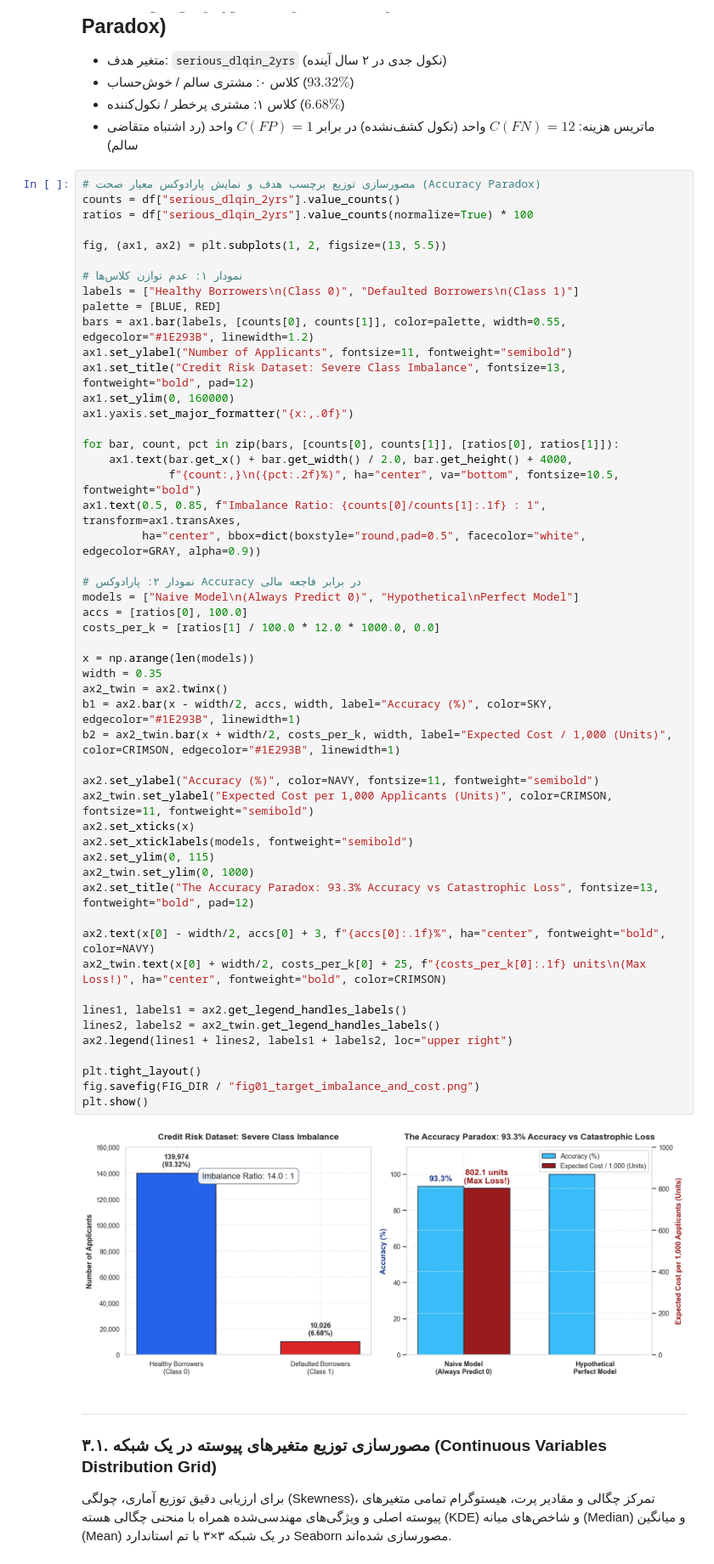
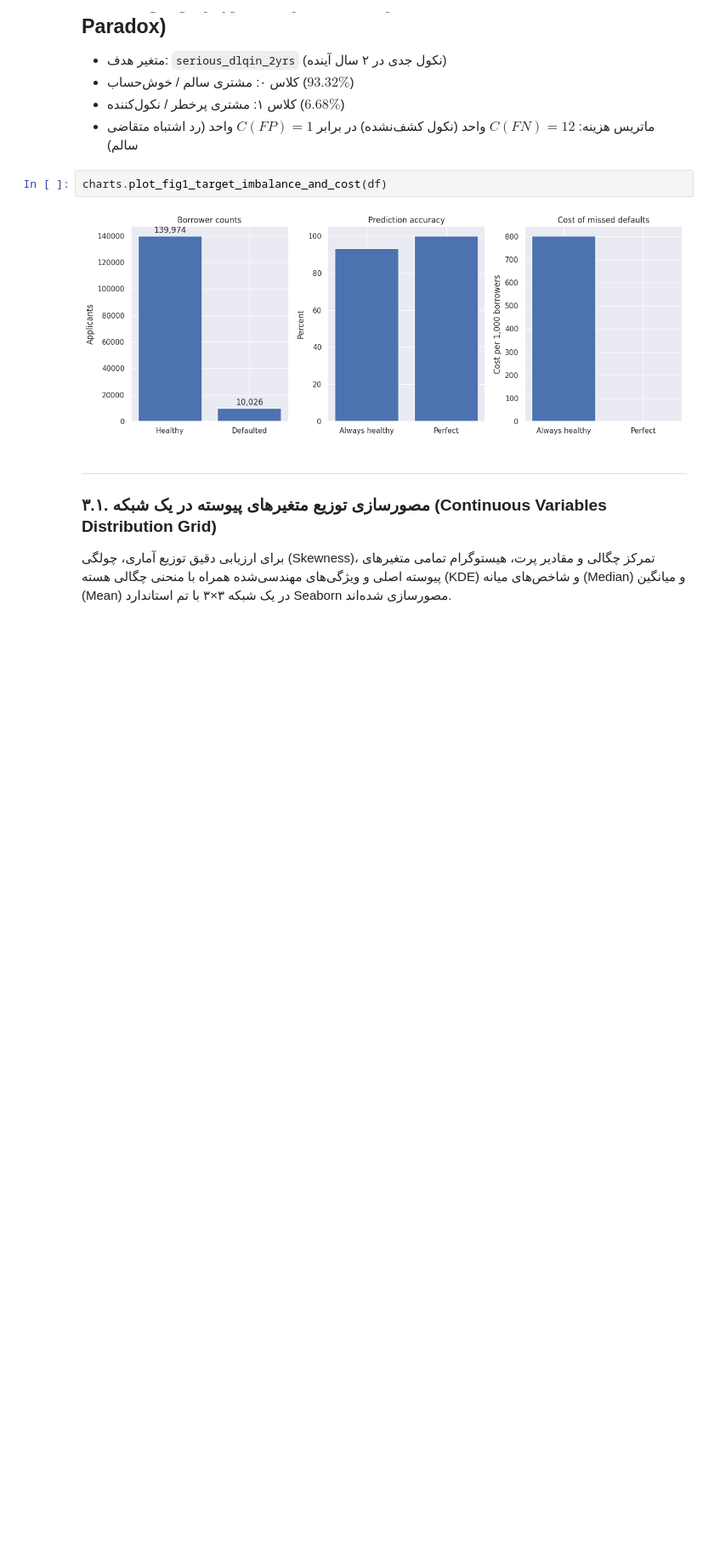
Before and after one commit to Parsa-Rajaee/Challenge_S3_FTI, a Jupyter notebook: part3/stage-3-machine-learning/solution.ipynb, the cells around one changed output. Shown at 85% size. Saved outputs shown, nothing was run; the diff lists cells and outputs as text; blank space fills up the shorter version.

Commit message:
Simplify notebook plots and use Seaborn darkgrid defaults

```diff
--- a/part3/stage-3-machine-learning/solution.ipynb
+++ b/part3/stage-3-machine-learning/solution.ipynb
@@ -119,58 +83,9 @@ df.head(4)
 - کلاس ۱: مشتری پرخطر / نکول‌کننده ($6.68\%$)
 - ماتریس هزینه: $C(FN) = 12$ واحد (نکول کشف‌نشده) در برابر $C(FP) = 1$ واحد (رد اشتباه متقاضی سالم)
 # %%
-# مصورسازی توزیع برچسب هدف و نمایش پارادوکس معیار صحت (Accuracy Paradox)
-counts = df["serious_dlqin_2yrs"].value_counts()
-ratios = df["serious_dlqin_2yrs"].value_counts(normalize=True) * 100
-
-fig, (ax1, ax2) = plt.subplots(1, 2, figsize=(13, 5.5))
-
-# نمودار ۱: عدم توازن کلاس‌ها
-labels = ["Healthy Borrowers\n(Class 0)", "Defaulted Borrowers\n(Class 1)"]
-palette = [BLUE, RED]
-bars = ax1.bar(labels, [counts[0], counts[1]], color=palette, width=0.55, edgecolor="#1E293B", linewidth=1.2)
-ax1.set_ylabel("Number of Applicants", fontsize=11, fontweight="semibold")
-ax1.set_title("Credit Risk Dataset: Severe Class Imbalance", fontsize=13, fontweight="bold", pad=12)
-ax1.set_ylim(0, 160000)
-ax1.yaxis.set_major_formatter("{x:,.0f}")
-
-for bar, count, pct in zip(bars, [counts[0], counts[1]], [ratios[0], ratios[1]]):
-    ax1.text(bar.get_x() + bar.get_width() / 2.0, bar.get_height() + 4000,
-             f"{count:,}\n({pct:.2f}%)", ha="center", va="bottom", fontsize=10.5, fontweight="bold")
-ax1.text(0.5, 0.85, f"Imbalance Ratio: {counts[0]/counts[1]:.1f} : 1", transform=ax1.transAxes,
-         ha="center", bbox=dict(boxstyle="round,pad=0.5", facecolor="white", edgecolor=GRAY, alpha=0.9))
-
-# نمودار ۲: پارادوکس Accuracy در برابر فاجعه مالی
-models = ["Naive Model\n(Always Predict 0)", "Hypothetical\nPerfect Model"]
-accs = [ratios[0], 100.0]
-costs_per_k = [ratios[1] / 100.0 * 12.0 * 1000.0, 0.0]
-
-x = np.arange(len(models))
-width = 0.35
-ax2_twin = ax2.twinx()
-b1 = ax2.bar(x - width/2, accs, width, label="Accuracy (%)", color=SKY, edgecolor="#1E293B", linewidth=1)
-b2 = ax2_twin.bar(x + width/2, costs_per_k, width, label="Expected Cost / 1,000 (Units)", color=CRIMSON, edgecolor="#1E293B", linewidth=1)
-
-ax2.set_ylabel("Accuracy (%)", color=NAVY, fontsize=11, fontweight="semibold")
-ax2_twin.set_ylabel("Expected Cost per 1,000 Applicants (Units)", color=CRIMSON, fontsize=11, fontweight="semibold")
-ax2.set_xticks(x)
-ax2.set_xticklabels(models, fontweight="semibold")
-ax2.set_ylim(0, 115)
-ax2_twin.set_ylim(0, 1000)
-ax2.set_title("The Accuracy Paradox: 93.3% Accuracy vs Catastrophic Loss", fontsize=13, fontweight="bold", pad=12)
-
-ax2.text(x[0] - width/2, accs[0] + 3, f"{accs[0]:.1f}%", ha="center", fontweight="bold", color=NAVY)
-ax2_twin.text(x[0] + width/2, costs_per_k[0] + 25, f"{costs_per_k[0]:.1f} units\n(Max Loss!)", ha="center", fontweight="bold", color=CRIMSON)
-
-lines1, labels1 = ax2.get_legend_handles_labels()
-lines2, labels2 = ax2_twin.get_legend_handles_labels()
-ax2.legend(lines1 + lines2, labels1 + labels2, loc="upper right")
-
-plt.tight_layout()
-fig.savefig(FIG_DIR / "fig01_target_imbalance_and_cost.png")
-plt.show()
+charts.plot_fig1_target_imbalance_and_cost(df)
 # %% [output]
-[figure, old version]
+[figure, new version]
 # %% [markdown]
 ---
 ### ۳.۱. مصورسازی توزیع متغیرهای پیوسته در یک شبکه (Continuous Variables Distribution Grid)
```
Also changed, not shown: parts of 14 cells of this notebook, 19 other files.
